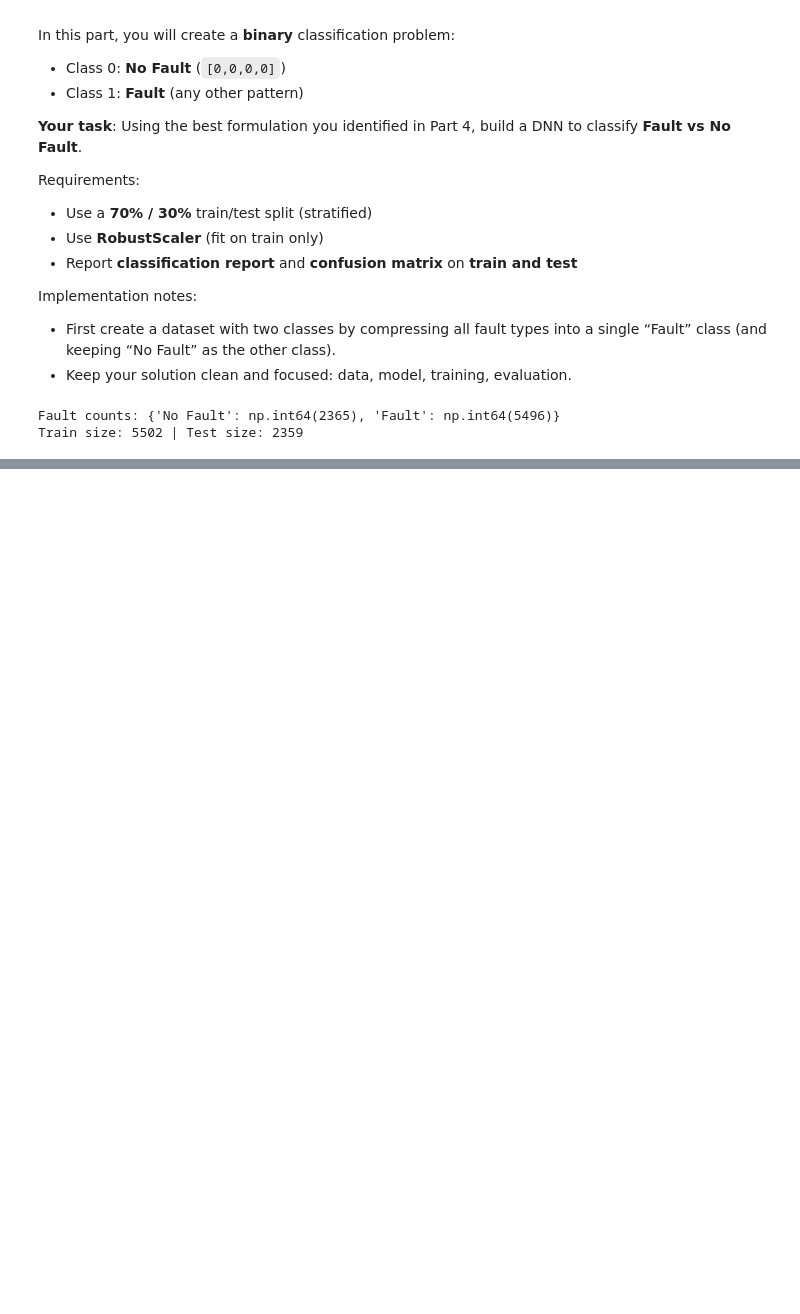
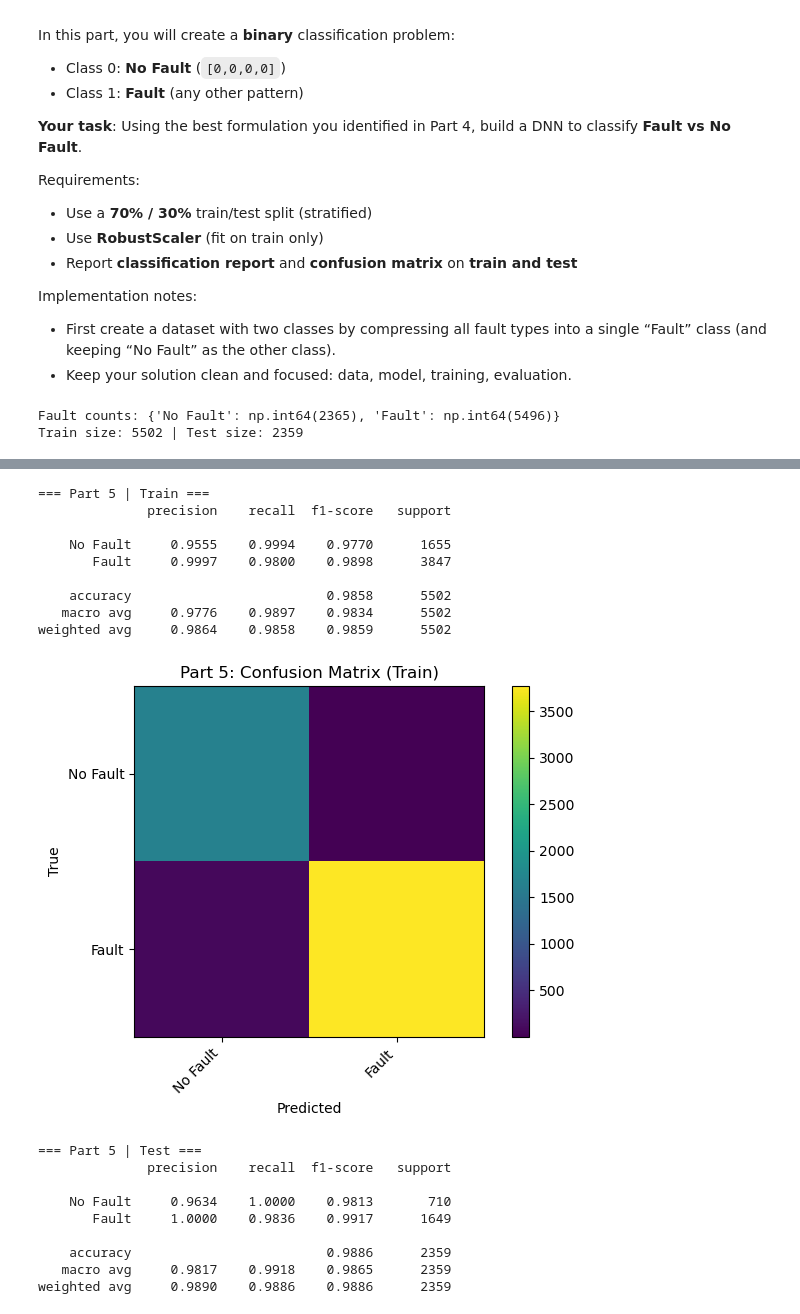
Before and after one commit to joannazhou0519/ee344, a Jupyter notebook: hw5/EE344_Assignment_5-DNN_Faults_student_version.ipynb, the cells around one changed output, grey strips where cells are left out. Saved outputs shown, nothing was run; the diff lists cells and outputs as text; code cells hidden in the pictures; blank space fills up the shorter version.

```diff
--- a/hw5/EE344_Assignment_5-DNN_Faults_student_version.ipynb
+++ b/hw5/EE344_Assignment_5-DNN_Faults_student_version.ipynb
@@ -745,8 +745,8 @@ class DNN_MultiLabel2(nn.Module):
     def forward(self, x):
         return self.net(x)
 # %%
-model_5 = DNN_MultiLabel2(input_dim=INPUT_DIM, h1=H1, h2=H2, out_dim=OUT_DIM, p_drop=DROPOUT_P).to(device)
-loss_fn_5 = nn.BCEWithLogitsLoss()
+model_5 = DNN_MultiClass6(input_dim=INPUT_DIM, h1=H1, h2=H2, num_classes=2, p_drop=DROPOUT_P).to(device)
+loss_fn_5 = nn.CrossEntropyLoss()
 optimizer_5 = torch.optim.Adam(model_5.parameters(), lr=LR, weight_decay=L2_WEIGHT_DECAY)
 # %%
 def train_part5(model, loader, epochs=EPOCHS):
@@ -758,7 +758,7 @@ def train_part5(model, loader, epochs=EPOCHS):
             xb = xb.to(device)
             yb = yb.to(device)
 
-            yb = (yb.sum(dim=1) != 0).float().unsqueeze(1)
+            # yb = (yb.sum(dim=1) != 0).float().unsqueeze(1)
 
             # TODO: zero gradients
             # TODO: logits = model(xb)
@@ -777,16 +777,15 @@ def train_part5(model, loader, epochs=EPOCHS):
 
         if ep in [1, epochs//2, epochs]:
             # TODO: print epoch + average loss
-            print(f"Epoch {ep:3d} | train Binary Cross Entropy Loss: {total/n:.6f}")
+            print(f"Epoch {ep:3d} | train Cross Entropy Loss: {total/n:.6f}")
 
 @torch.no_grad()
-def predict_bits_part5(model, X_np, threshold=0.5):
+def predict_part5(model, X_np):
     model.eval()
     X_t = torch.from_numpy(X_np.astype(np.float32)).to(device)
     logits = model(X_t)
-    probs = torch.sigmoid(logits).cpu().numpy()
-    pred_bits = (probs >= threshold).astype(int)
-    return pred_bits
+    return torch.argmax(logits, dim=1).cpu().numpy()
+
 
 # TODO: Train the model
 train_part5(model_5, train_loader_5, epochs=EPOCHS)
@@ -797,20 +796,37 @@ Epoch 1000 | train Cross Entropy Loss: 0.052046
 # %%
 
-def bit_reports(Y_true_bits, Y_pred_bits, split_name='Test', bit_names=('No Fault','Fault')):
-    Y_true_bits = np.asarray(Y_true_bits)
-    Y_pred_bits = np.asarray(Y_pred_bits)
+# ----------------------------
+# Evaluation
+# ----------------------------
+pred_train = predict_part5(model_5, X_train_s5)
+pred_test  = predict_part5(model_5, X_test_s5)
 
-    # true: (N,4) -> (N,) binary; otherwise flatten
-    if Y_true_bits.ndim == 2 and Y_true_bits.shape[1] == 4:
-        y_true = (Y_true_bits.sum(axis=1) != 0).astype(int)
-    else:
-        y_true = Y_true_bits.reshape(-1).astype(int)
+print('\n=== Part 5 | Train ===')
+print(classification_report(y_fault_train, pred_train, target_names=FAULT_NAMES, digits=4))
+cm_tr = confusion_matrix(y_fault_train, pred_train, labels=np.arange(len(FAULT_NAMES)))
+plot_cm(cm_tr, 'Part 5: Confusion Matrix (Train)', FAULT_NAMES)
 
-    # pred: (N,1) -> (N,)
-    y_pred = Y_pred_bits.reshape(-1).astype(int)
-
-    print(f"\n=== Binary Report | {split_name} ===")
-    print(classification_report(y_true, y_pred, target_names=list(bit_names), digits=4))
-
-    cm = confusion_matrix(y_true, y_pred, labels=[0, 1])
-    print(f"\n{split_name} Confusion Matrix (rows=true 0/1, cols=pred 0/1):\n{cm}")
+print('\n=== Part 5 | Test ===')
+print(classification_report(y_fault_test, pred_test, target_names=FAULT_NAMES, digits=4))
+cm_te = confusion_matrix(y_fault_test, pred_test, labels=np.arange(len(FAULT_NAMES)))
+plot_cm(cm_te, 'Part 5: Confusion Matrix (Test)', FAULT_NAMES)
+# %% [output]
+=== Part 5 | Train ===
+              precision    recall  f1-score   support
+
+    No Fault     0.9555    0.9994    0.9770      1655
+       Fault     0.9997    0.9800    0.9898      3847
+
+    accuracy                         0.9858      5502
+   macro avg     0.9776    0.9897    0.9834      5502
+weighted avg     0.9864    0.9858    0.9859      5502
+[figure, added]
+=== Part 5 | Test ===
+              precision    recall  f1-score   support
+
+    No Fault     0.9634    1.0000    0.9813       710
+       Fault     1.0000    0.9836    0.9917      1649
+
+    accuracy                         0.9886      2359
+   macro avg     0.9817    0.9918    0.9865      2359
+weighted avg     0.9890    0.9886    0.9886      2359
```
Also changed, not shown: parts of 8 cells of this notebook.
